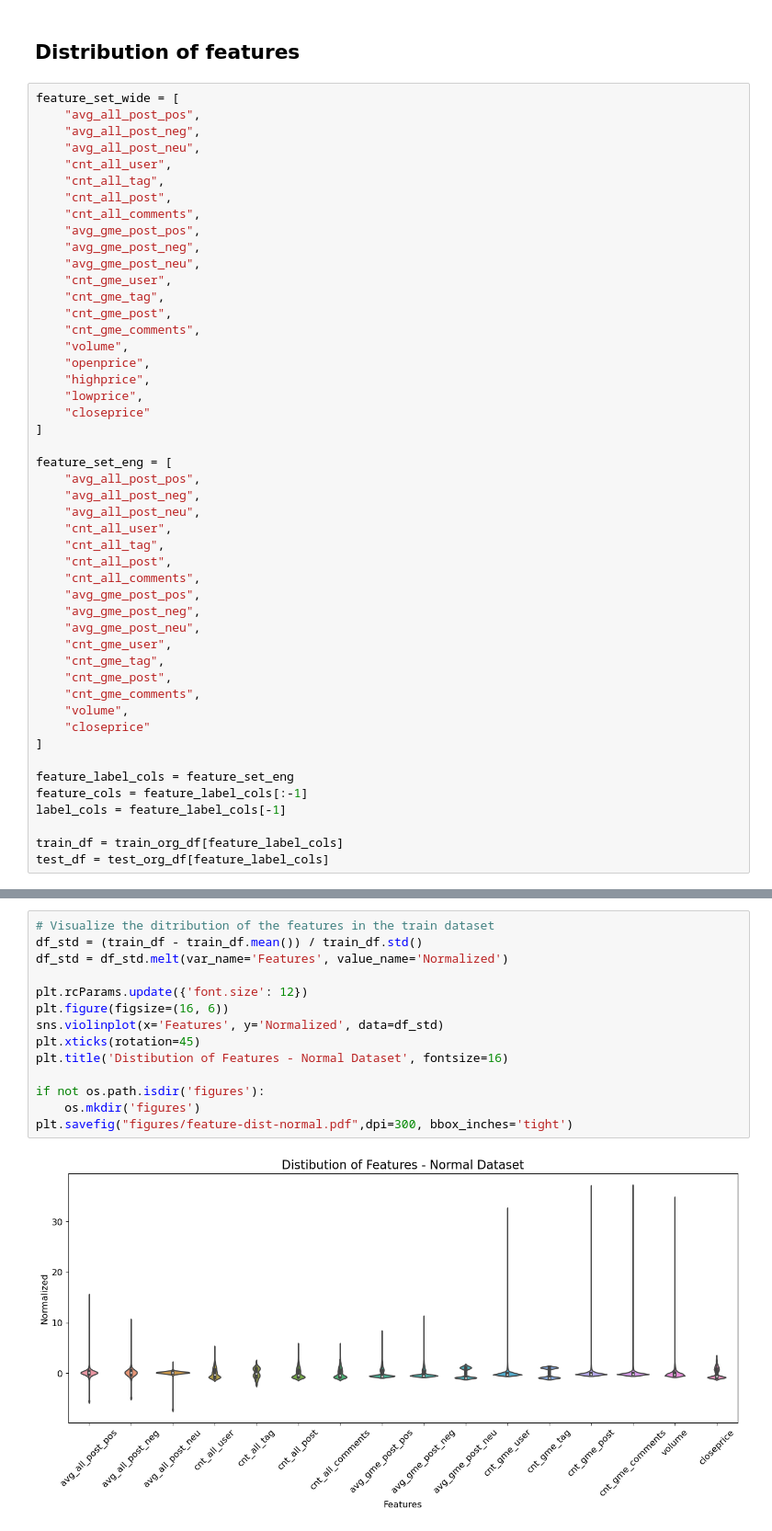
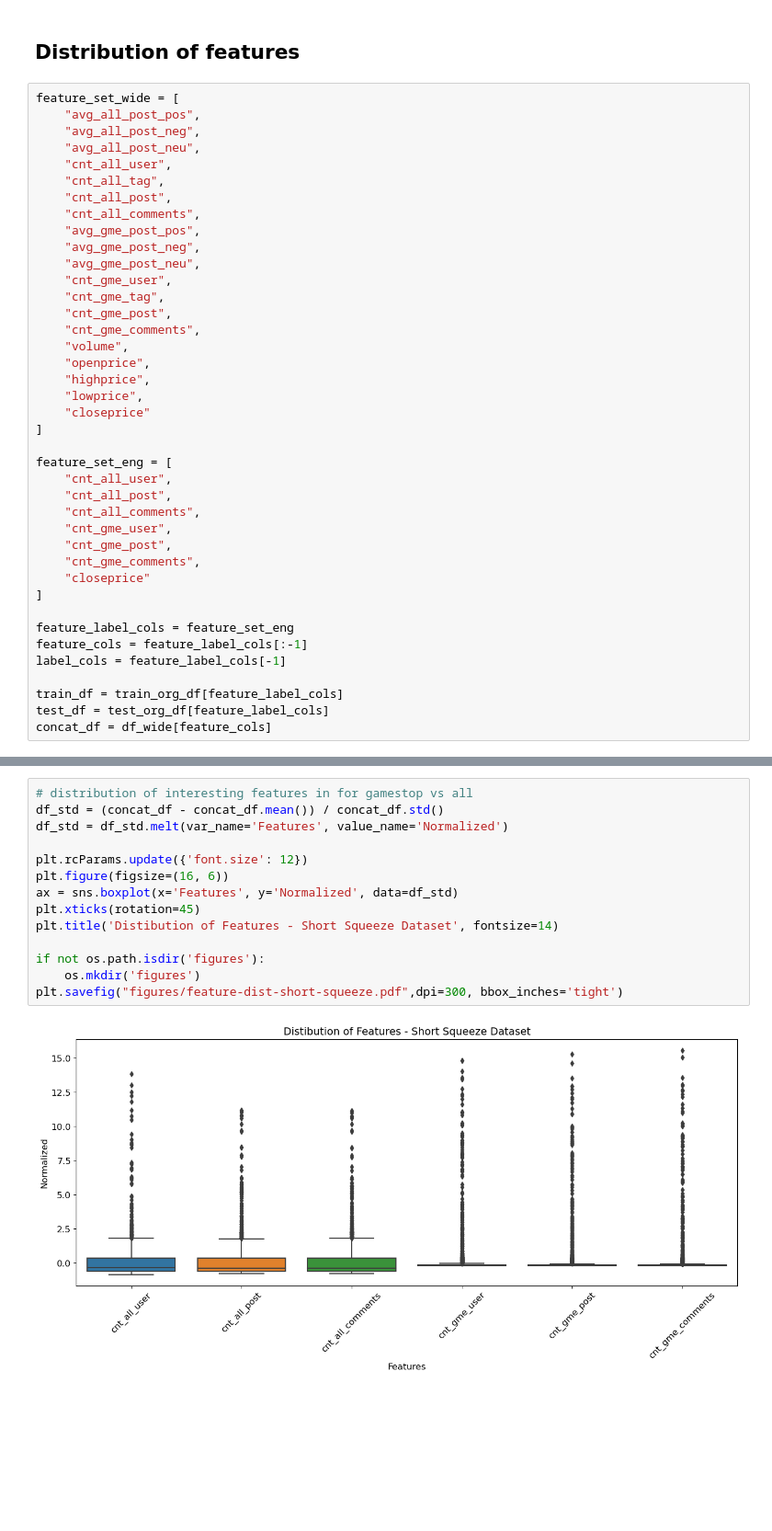
Before and after one commit to brijow/foobar-gamestop, a Jupyter notebook: notebooks/data-mining.ipynb, the cells around one changed output, grey strips where cells are left out. Shown at 92% size. Saved outputs shown, nothing was run; the diff lists cells and outputs as text; blank space fills up the shorter version.

Commit message:
data mining notebook is compteleted. boxplot tested but not interesting result identified.

```diff
--- a/notebooks/data-mining.ipynb
+++ b/notebooks/data-mining.ipynb
@@ -77,21 +76,12 @@ feature_set_wide = [
 ]
 
 feature_set_eng = [
-    "avg_all_post_pos",
-    "avg_all_post_neg",
-    "avg_all_post_neu",
     "cnt_all_user",
-    "cnt_all_tag",
     "cnt_all_post",
     "cnt_all_comments",
-    "avg_gme_post_pos",
-    "avg_gme_post_neg",
-    "avg_gme_post_neu",
     "cnt_gme_user",
-    "cnt_gme_tag",
     "cnt_gme_post",
     "cnt_gme_comments",
-    "volume",
     "closeprice"
 ]
 
@@ -101,6 +91,7 @@ label_cols = feature_label_cols[-1]
 
 train_df = train_org_df[feature_label_cols]
 test_df = test_org_df[feature_label_cols]
+concat_df = df_wide[feature_cols]
 # %%
 # close price for train and test datasets
 plt.figure(figsize=(16, 6))
@@ -117,18 +108,18 @@ plt.savefig("figures/time-series-label.pdf",dpi=300, bbox_inches='tight')
 # %% [output]
 [figure]
 # %%
-# Visualize the ditribution of the features in the train dataset
-df_std = (train_df - train_df.mean()) / train_df.std()
+# distribution of interesting features in for gamestop vs all
+df_std = (concat_df - concat_df.mean()) / concat_df.std()
 df_std = df_std.melt(var_name='Features', value_name='Normalized')
 
 plt.rcParams.update({'font.size': 12})
 plt.figure(figsize=(16, 6))
-sns.violinplot(x='Features', y='Normalized', data=df_std)
+ax = sns.boxplot(x='Features', y='Normalized', data=df_std)
 plt.xticks(rotation=45)
-plt.title('Distibution of Features - Normal Dataset', fontsize=16)
+plt.title('Distibution of Features - Short Squeeze Dataset', fontsize=14)
 
 if not os.path.isdir('figures'):
     os.mkdir('figures')
-plt.savefig("figures/feature-dist-normal.pdf",dpi=300, bbox_inches='tight')
+plt.savefig("figures/feature-dist-short-squeeze.pdf",dpi=300, bbox_inches='tight')
 # %% [output]
-[figure, old version]
+[figure, new version]
```
Also changed, not shown: parts of 3 cells of this notebook, 3 other files.
